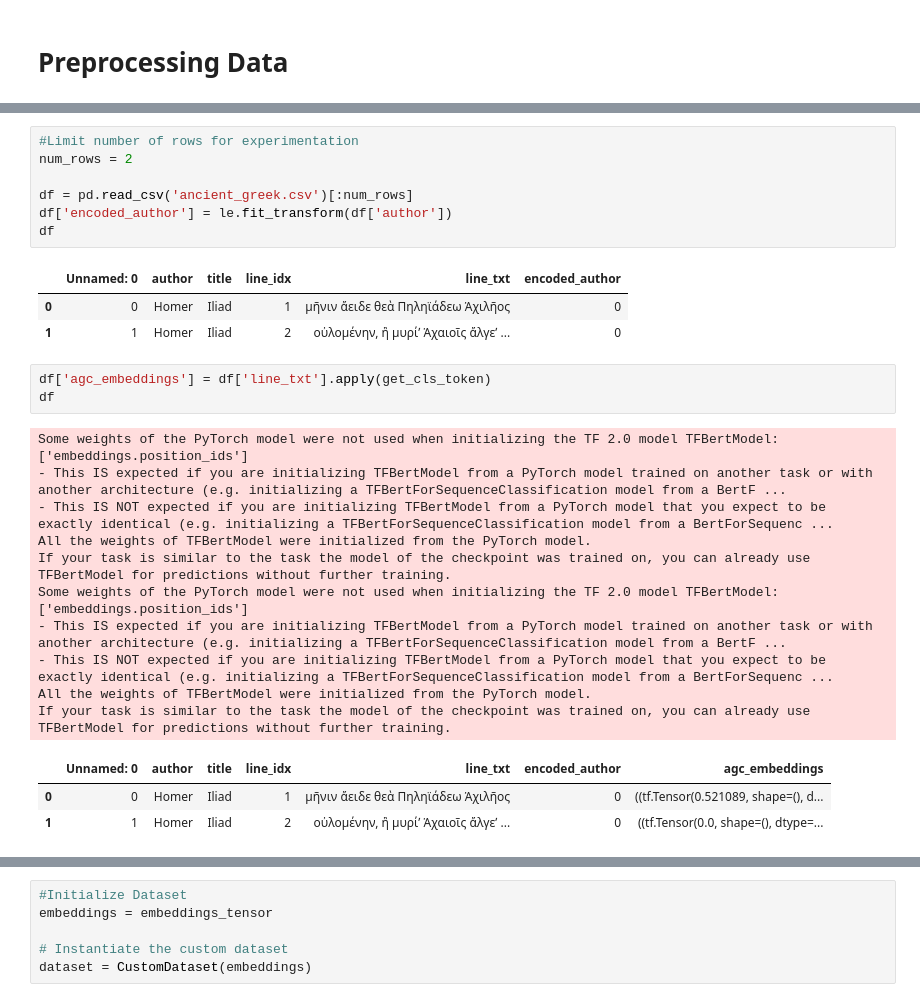
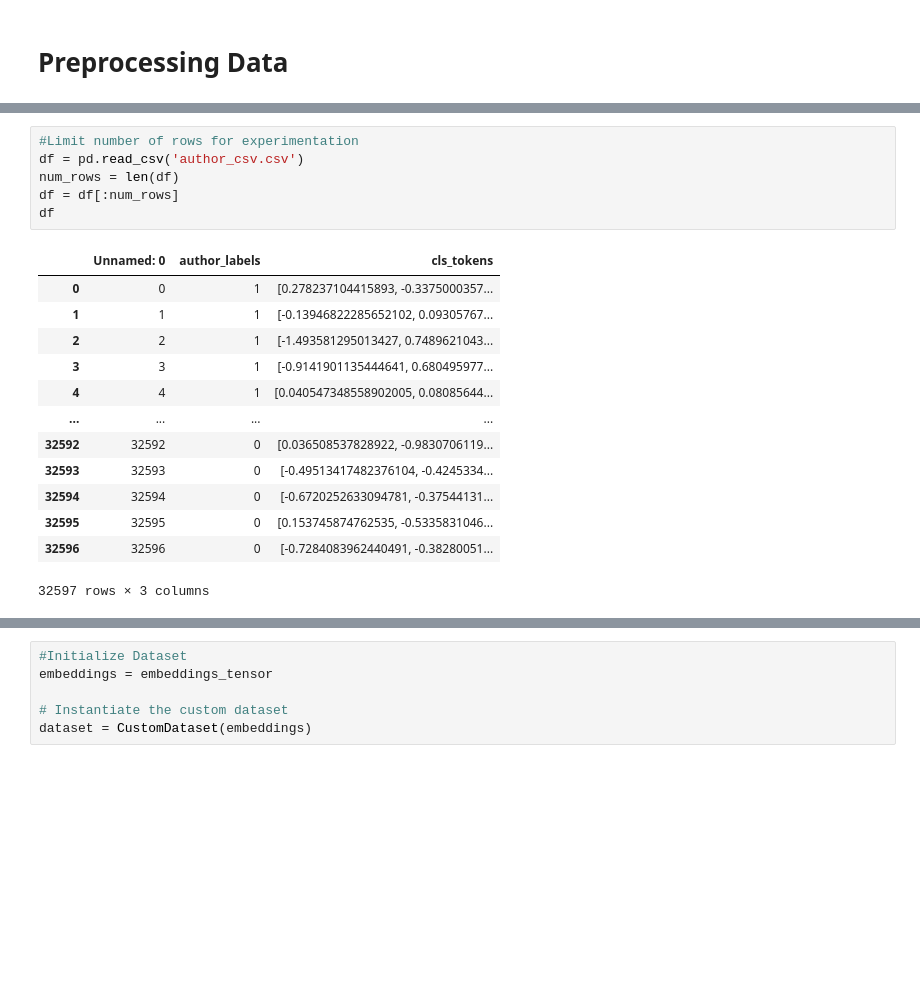
Before and after one commit to thoss0513/KleosGan-Perseus, a Jupyter notebook: gan_model_and_tokenization.ipynb, the cells around one changed output, grey strips where cells are left out. Cells and saved outputs as stored; diff of their text form; blank space fills up the shorter version.

```diff
--- a/gan_model_and_tokenization.ipynb
+++ b/gan_model_and_tokenization.ipynb
@@ -118,30 +77,22 @@ def get_cls_token(sentence):
 # %%
 #Limit number of rows for experimentation
-num_rows = 2
-
-df = pd.read_csv('ancient_greek.csv')[:num_rows]
-df['encoded_author'] = le.fit_transform(df['author'])
+df = pd.read_csv('author_csv.csv')
+num_rows = len(df)
+df = df[:num_rows]
 df
 # %% [output]
-|  | Unnamed: 0 | author | title | line_idx | line_txt | encoded_author |
-| 0 | 0 | Homer | Iliad | 1 | μῆνιν ἄειδε θεὰ Πηληϊάδεω Ἀχιλῆος | 0 |
-| 1 | 1 | Homer | Iliad | 2 | οὐλομένην, ἣ μυρίʼ Ἀχαιοῖς ἄλγεʼ ... | 0 |
+|  | Unnamed: 0 | author_labels | cls_tokens |
+| 0 | 0 | 1 | [0.278237104415893, -0.3375000357... |
+| 1 | 1 | 1 | [-0.13946822285652102, 0.09305767... |
+| 2 | 2 | 1 | [-1.493581295013427, 0.7489621043... |
+| 3 | 3 | 1 | [-0.9141901135444641, 0.680495977... |
+| 4 | 4 | 1 | [0.040547348558902005, 0.08085644... |
+| ... | ... | ... | ... |
+| 32592 | 32592 | 0 | [0.036508537828922, -0.9830706119... |
+| 32593 | 32593 | 0 | [-0.49513417482376104, -0.4245334... |
+| 32594 | 32594 | 0 | [-0.6720252633094781, -0.37544131... |
+| 32595 | 32595 | 0 | [0.153745874762535, -0.5335831046... |
+| 32596 | 32596 | 0 | [-0.7284083962440491, -0.38280051... |
+32597 rows × 3 columns
-# %%
-df['agc_embeddings'] = df['line_txt'].apply(get_cls_token)
-df
-# %% [output]
-Some weights of the PyTorch model were not used when initializing the TF 2.0 model TFBertModel: ['embeddings.position_ids']
-- This IS expected if you are initializing TFBertModel from a PyTorch model trained on another task or with another architecture (e.g. initializing a TFBertForSequenceClassification model from a BertF ...
-- This IS NOT expected if you are initializing TFBertModel from a PyTorch model that you expect to be exactly identical (e.g. initializing a TFBertForSequenceClassification model from a BertForSequenc ...
-All the weights of TFBertModel were initialized from the PyTorch model.
-If your task is similar to the task the model of the checkpoint was trained on, you can already use TFBertModel for predictions without further training.
-Some weights of the PyTorch model were not used when initializing the TF 2.0 model TFBertModel: ['embeddings.position_ids']
-- This IS expected if you are initializing TFBertModel from a PyTorch model trained on another task or with another architecture (e.g. initializing a TFBertForSequenceClassification model from a BertF ...
-- This IS NOT expected if you are initializing TFBertModel from a PyTorch model that you expect to be exactly identical (e.g. initializing a TFBertForSequenceClassification model from a BertForSequenc ...
-All the weights of TFBertModel were initialized from the PyTorch model.
-If your task is similar to the task the model of the checkpoint was trained on, you can already use TFBertModel for predictions without further training.
-|  | Unnamed: 0 | author | title | line_idx | line_txt | encoded_author | agc_embeddings |
-| 0 | 0 | Homer | Iliad | 1 | μῆνιν ἄειδε θεὰ Πηληϊάδεω Ἀχιλῆος | 0 | ((tf.Tensor(0.521089, shape=(), d... |
-| 1 | 1 | Homer | Iliad | 2 | οὐλομένην, ἣ μυρίʼ Ἀχαιοῖς ἄλγεʼ ... | 0 | ((tf.Tensor(0.0, shape=(), dtype=... |
 # %%
 # Load the text lines
```
Also changed, not shown: parts of 15 cells of this notebook.
